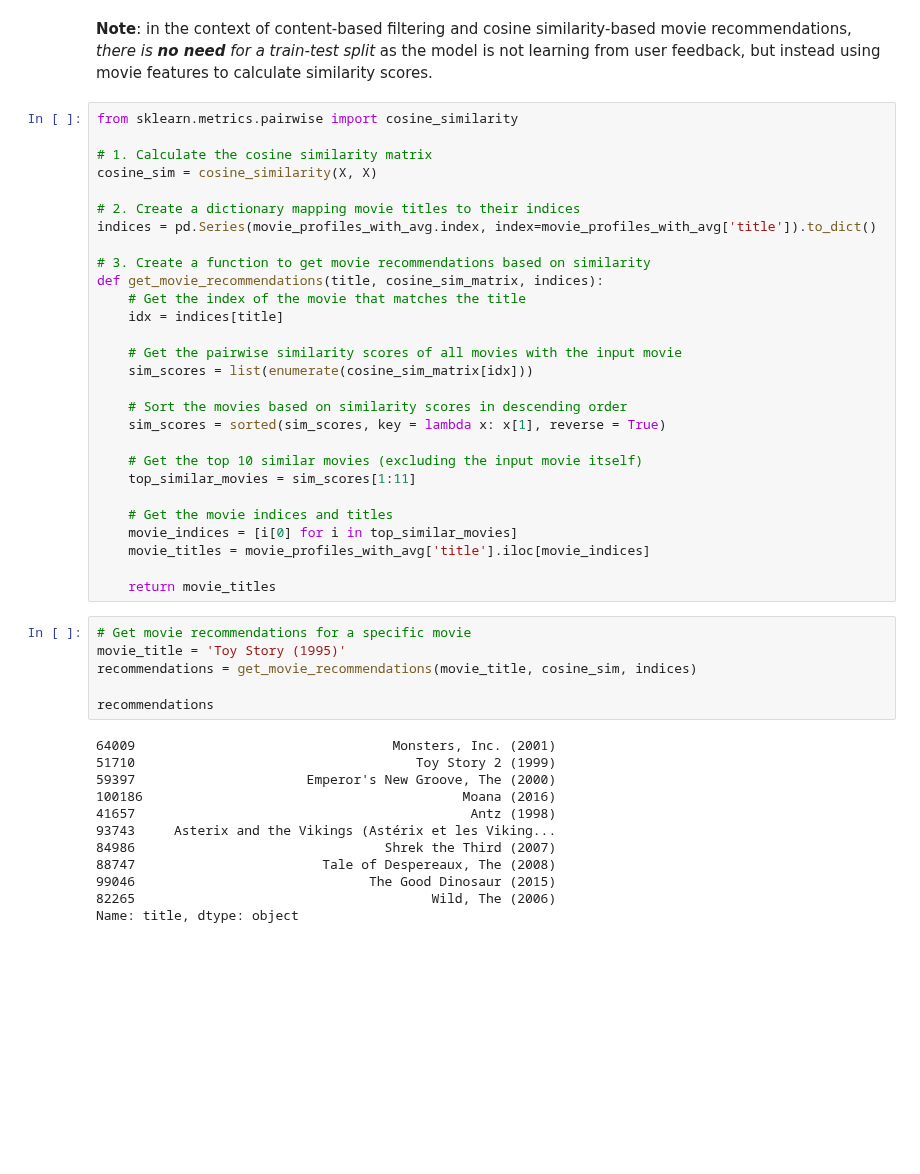
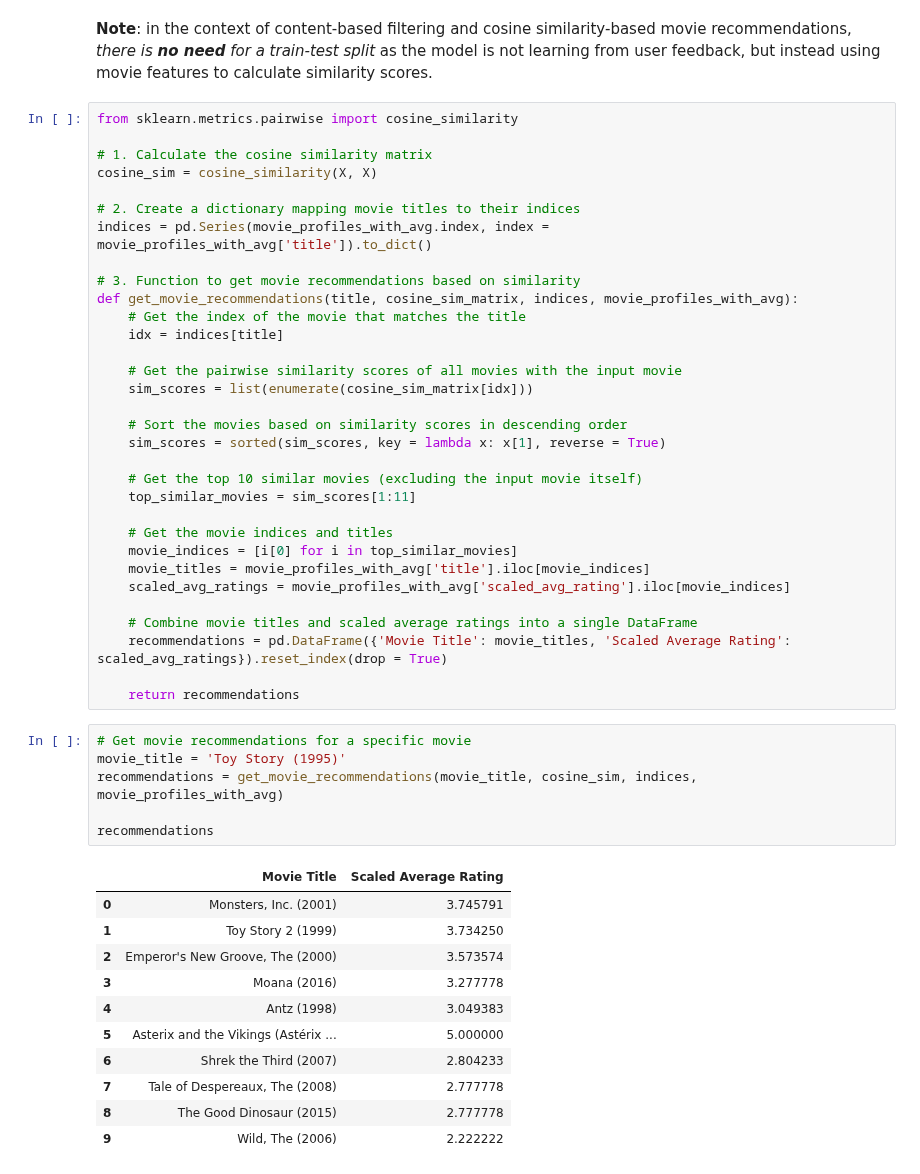
Before and after one commit to simonhui1/Recommendation_Systems, a Jupyter notebook: index_simon.ipynb, the cells around one changed output. Drawn from its saved outputs; the diff is of its cells as text; blank space fills up the shorter version.

Commit message:
update content-based rec sys to display scaled avg

```diff
--- a/index_simon.ipynb
+++ b/index_simon.ipynb
@@ -393,10 +393,10 @@ from sklearn.metrics.pairwise import cosine_similarity
 cosine_sim = cosine_similarity(X, X)
 
 # 2. Create a dictionary mapping movie titles to their indices
-indices = pd.Series(movie_profiles_with_avg.index, index=movie_profiles_with_avg['title']).to_dict()
+indices = pd.Series(movie_profiles_with_avg.index, index = movie_profiles_with_avg['title']).to_dict()
 
-# 3. Create a function to get movie recommendations based on similarity
-def get_movie_recommendations(title, cosine_sim_matrix, indices):
+# 3. Function to get movie recommendations based on similarity
+def get_movie_recommendations(title, cosine_sim_matrix, indices, movie_profiles_with_avg):
     # Get the index of the movie that matches the title
     idx = indices[title]
 
@@ -412,23 +412,27 @@ def get_movie_recommendations(title, cosine_sim_matrix, indices):
     # Get the movie indices and titles
     movie_indices = [i[0] for i in top_similar_movies]
     movie_titles = movie_profiles_with_avg['title'].iloc[movie_indices]
+    scaled_avg_ratings = movie_profiles_with_avg['scaled_avg_rating'].iloc[movie_indices]
 
-    return movie_titles
+    # Combine movie titles and scaled average ratings into a single DataFrame
+    recommendations = pd.DataFrame({'Movie Title': movie_titles, 'Scaled Average Rating': scaled_avg_ratings}).reset_index(drop = True)
+
+    return recommendations
 # %%
 # Get movie recommendations for a specific movie
 movie_title = 'Toy Story (1995)'
-recommendations = get_movie_recommendations(movie_title, cosine_sim, indices)
+recommendations = get_movie_recommendations(movie_title, cosine_sim, indices, movie_profiles_with_avg)
 
 recommendations
 # %% [output]
-64009                                 Monsters, Inc. (2001)
-51710                                    Toy Story 2 (1999)
-59397                      Emperor's New Groove, The (2000)
-100186                                         Moana (2016)
-41657                                           Antz (1998)
-93743     Asterix and the Vikings (Astérix et les Viking...
-84986                                Shrek the Third (2007)
-88747                        Tale of Despereaux, The (2008)
-99046                              The Good Dinosaur (2015)
-82265                                      Wild, The (2006)
-Name: title, dtype: object
+|  | Movie Title | Scaled Average Rating |
+| 0 | Monsters, Inc. (2001) | 3.745791 |
+| 1 | Toy Story 2 (1999) | 3.734250 |
+| 2 | Emperor's New Groove, The (2000) | 3.573574 |
+| 3 | Moana (2016) | 3.277778 |
+| 4 | Antz (1998) | 3.049383 |
+| 5 | Asterix and the Vikings (Astérix ... | 5.000000 |
+| 6 | Shrek the Third (2007) | 2.804233 |
+| 7 | Tale of Despereaux, The (2008) | 2.777778 |
+| 8 | The Good Dinosaur (2015) | 2.777778 |
+| 9 | Wild, The (2006) | 2.222222 |
```
